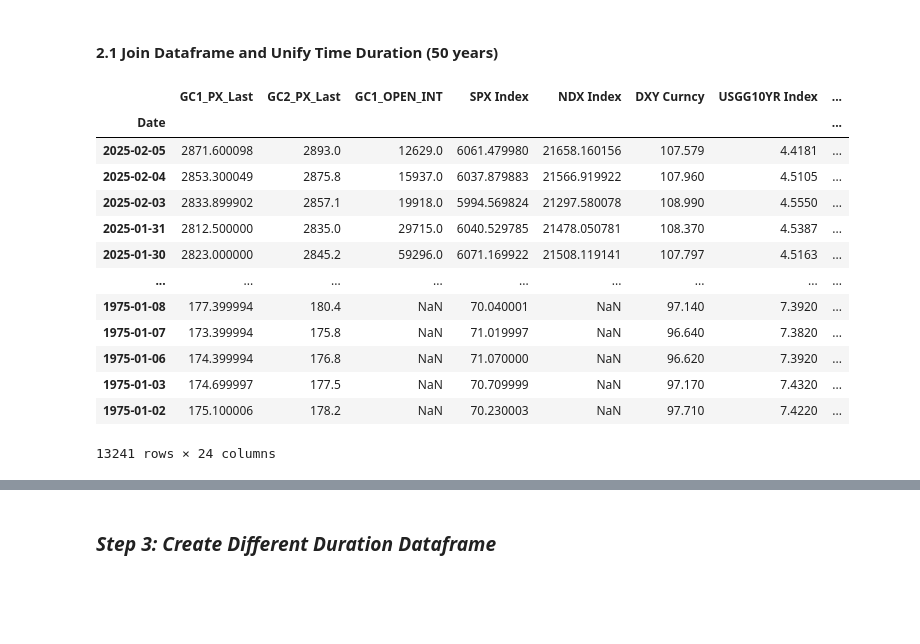
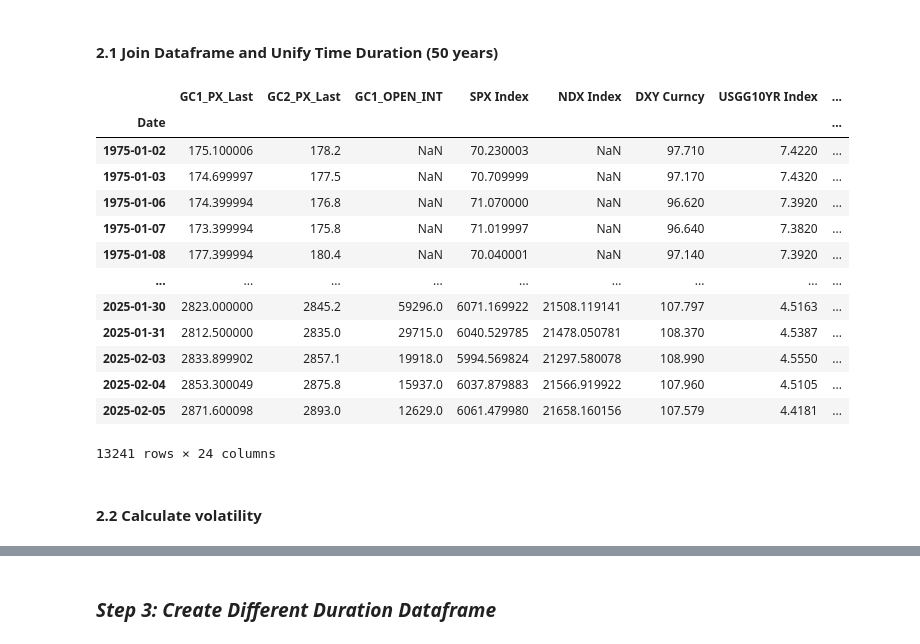
Before and after one commit to alphagoal/Proj_1_gold_futures_ML, a Jupyter notebook: gold_futures_data.ipynb, the cells around one changed output, grey strips where cells are left out. Drawn from its saved outputs; the diff is of its cells as text; code cells hidden in the pictures; blank space fills up the shorter version.

```diff
--- a/gold_futures_data.ipynb
+++ b/gold_futures_data.ipynb
@@ -105,33 +121,37 @@ PX_LAST
 # %%
 bbg_df = raw_df_al_main.drop(raw_df_al_main.columns[2:5],axis=1)
 
 join_list = [raw_df_al_gc2, raw_df_al_pe , raw_df_al_fed_eff_rate]
 
 for key, value in col_name_2.items():
     join_list.append(value)
 
 
 bbg_df = bbg_df.join(join_list, how='left')
 
 threshold_date = pd.Timestamp('1975-01-01')
 bbg_df = bbg_df[bbg_df.index > threshold_date]
 mapping = {bbg_df.columns[0]:'GC1_PX_Last',bbg_df.columns[1]:'GC1_OPEN_INT'}
 bbg_df.rename(columns=mapping, inplace=True)
 col = bbg_df.pop('GC2_PX_Last')
 bbg_df.insert(1,'GC2_PX_Last',col)
+# Sort by index (ascending order)
+bbg_df = bbg_df.sort_index(ascending=True)
 bbg_df
 # %% [output]
 |  | GC1_PX_Last | GC2_PX_Last | GC1_OPEN_INT | SPX Index | NDX Index | DXY Curncy | USGG10YR Index | ... |
 | Date |  |  |  |  |  |  |  | ... |
+| 1975-01-02 | 175.100006 | 178.2 | NaN | 70.230003 | NaN | 97.710 | 7.4220 | ... |
+| 1975-01-03 | 174.699997 | 177.5 | NaN | 70.709999 | NaN | 97.170 | 7.4320 | ... |
+| 1975-01-06 | 174.399994 | 176.8 | NaN | 71.070000 | NaN | 96.620 | 7.3920 | ... |
+| 1975-01-07 | 173.399994 | 175.8 | NaN | 71.019997 | NaN | 96.640 | 7.3820 | ... |
+| 1975-01-08 | 177.399994 | 180.4 | NaN | 70.040001 | NaN | 97.140 | 7.3920 | ... |
+| ... | ... | ... | ... | ... | ... | ... | ... | ... |
+| 2025-01-30 | 2823.000000 | 2845.2 | 59296.0 | 6071.169922 | 21508.119141 | 107.797 | 4.5163 | ... |
+| 2025-01-31 | 2812.500000 | 2835.0 | 29715.0 | 6040.529785 | 21478.050781 | 108.370 | 4.5387 | ... |
+| 2025-02-03 | 2833.899902 | 2857.1 | 19918.0 | 5994.569824 | 21297.580078 | 108.990 | 4.5550 | ... |
+| 2025-02-04 | 2853.300049 | 2875.8 | 15937.0 | 6037.879883 | 21566.919922 | 107.960 | 4.5105 | ... |
 | 2025-02-05 | 2871.600098 | 2893.0 | 12629.0 | 6061.479980 | 21658.160156 | 107.579 | 4.4181 | ... |
-| 2025-02-04 | 2853.300049 | 2875.8 | 15937.0 | 6037.879883 | 21566.919922 | 107.960 | 4.5105 | ... |
-| 2025-02-03 | 2833.899902 | 2857.1 | 19918.0 | 5994.569824 | 21297.580078 | 108.990 | 4.5550 | ... |
-| 2025-01-31 | 2812.500000 | 2835.0 | 29715.0 | 6040.529785 | 21478.050781 | 108.370 | 4.5387 | ... |
-| 2025-01-30 | 2823.000000 | 2845.2 | 59296.0 | 6071.169922 | 21508.119141 | 107.797 | 4.5163 | ... |
-| ... | ... | ... | ... | ... | ... | ... | ... | ... |
-| 1975-01-08 | 177.399994 | 180.4 | NaN | 70.040001 | NaN | 97.140 | 7.3920 | ... |
-| 1975-01-07 | 173.399994 | 175.8 | NaN | 71.019997 | NaN | 96.640 | 7.3820 | ... |
-| 1975-01-06 | 174.399994 | 176.8 | NaN | 71.070000 | NaN | 96.620 | 7.3920 | ... |
-| 1975-01-03 | 174.699997 | 177.5 | NaN | 70.709999 | NaN | 97.170 | 7.4320 | ... |
-| 1975-01-02 | 175.100006 | 178.2 | NaN | 70.230003 | NaN | 97.710 | 7.4220 | ... |
 13241 rows × 24 columns
+# %% [markdown]
+#### 2.2 Calculate volatility
```
Also changed, not shown: parts of 42 cells of this notebook, 2 other files.
